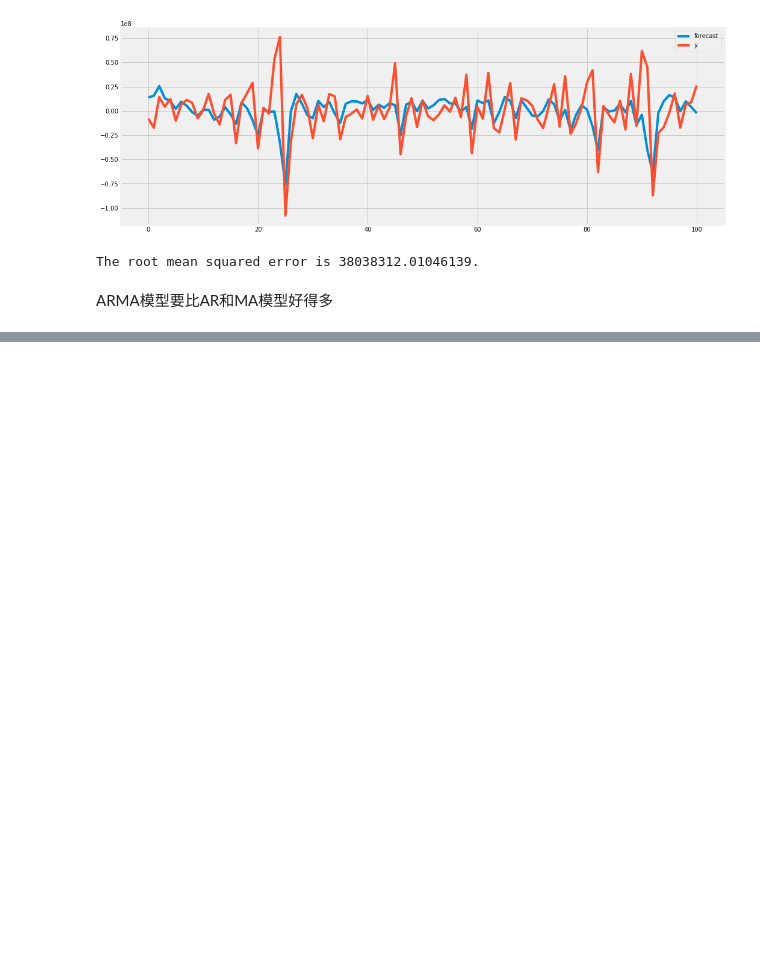
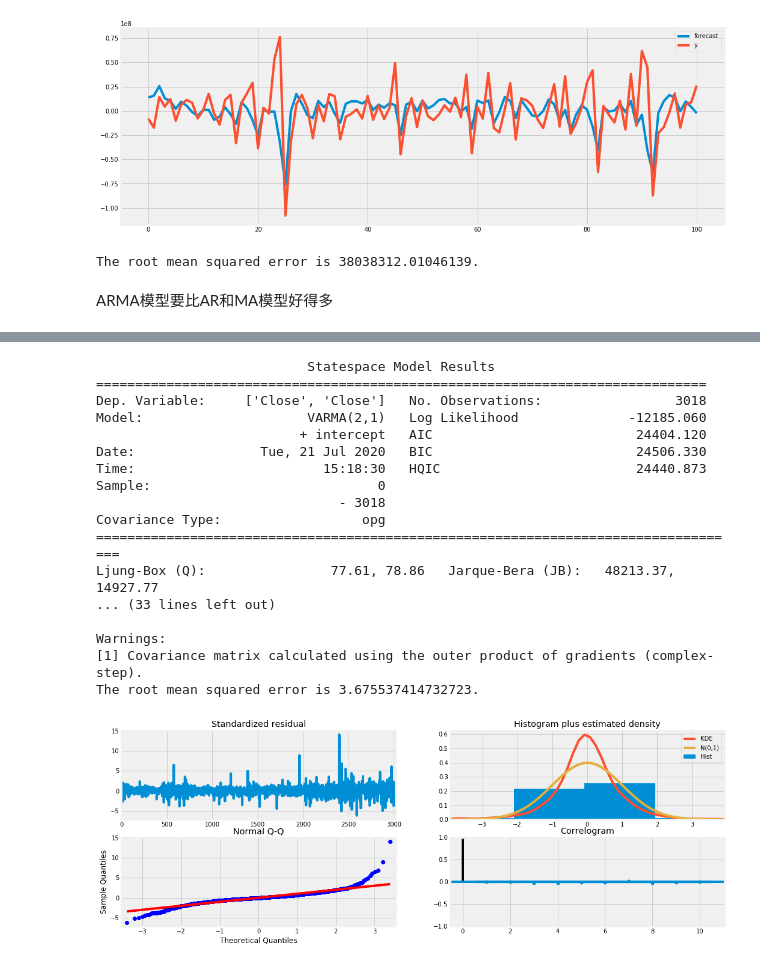
Before and after one commit to Knowledge-Precipitation-Tribe/Everything-you-can-do-with-a-time-series, a Jupyter notebook: README.ipynb, the cells around one changed output, grey strips where cells are left out. Drawn from its saved outputs; the diff is of its cells as text; code cells hidden in the pictures; blank space fills up the shorter version.

```diff
--- a/README.ipynb
+++ b/README.ipynb
@@ -1029,0 +1081,29 @@ ARMA模型要比AR和MA模型好得多
+# %%
+train_sample = pd.concat([google["Close"].diff().iloc[1:],microsoft["Close"].diff().iloc[1:]],axis=1)
+model = sm.tsa.VARMAX(train_sample,order=(2,1),trend='c')
+result = model.fit(maxiter=1000,disp=False)
+print(result.summary())
+predicted_result = result.predict(start=0, end=1000)
+result.plot_diagnostics()
+# calculating error
+rmse = math.sqrt(mean_squared_error(train_sample.iloc[1:1002].values, predicted_result.values))
+print("The root mean squared error is {}.".format(rmse))
+# %% [output]
+                           Statespace Model Results
+==============================================================================
+Dep. Variable:     ['Close', 'Close']   No. Observations:                 3018
+Model:                     VARMA(2,1)   Log Likelihood              -12185.060
+                          + intercept   AIC                          24404.120
+Date:                Tue, 21 Jul 2020   BIC                          24506.330
+Time:                        15:18:30   HQIC                         24440.873
+Sample:                             0
+                               - 3018
+Covariance Type:                  opg
+===================================================================================
+Ljung-Box (Q):                77.61, 78.86   Jarque-Bera (JB):   48213.37, 14927.77
+... (33 lines left out)
+
+Warnings:
+[1] Covariance matrix calculated using the outer product of gradients (complex-step).
+The root mean squared error is 3.675537414732723.
+[figure, added]
```
Also changed, not shown: parts of 13 cells of this notebook.
